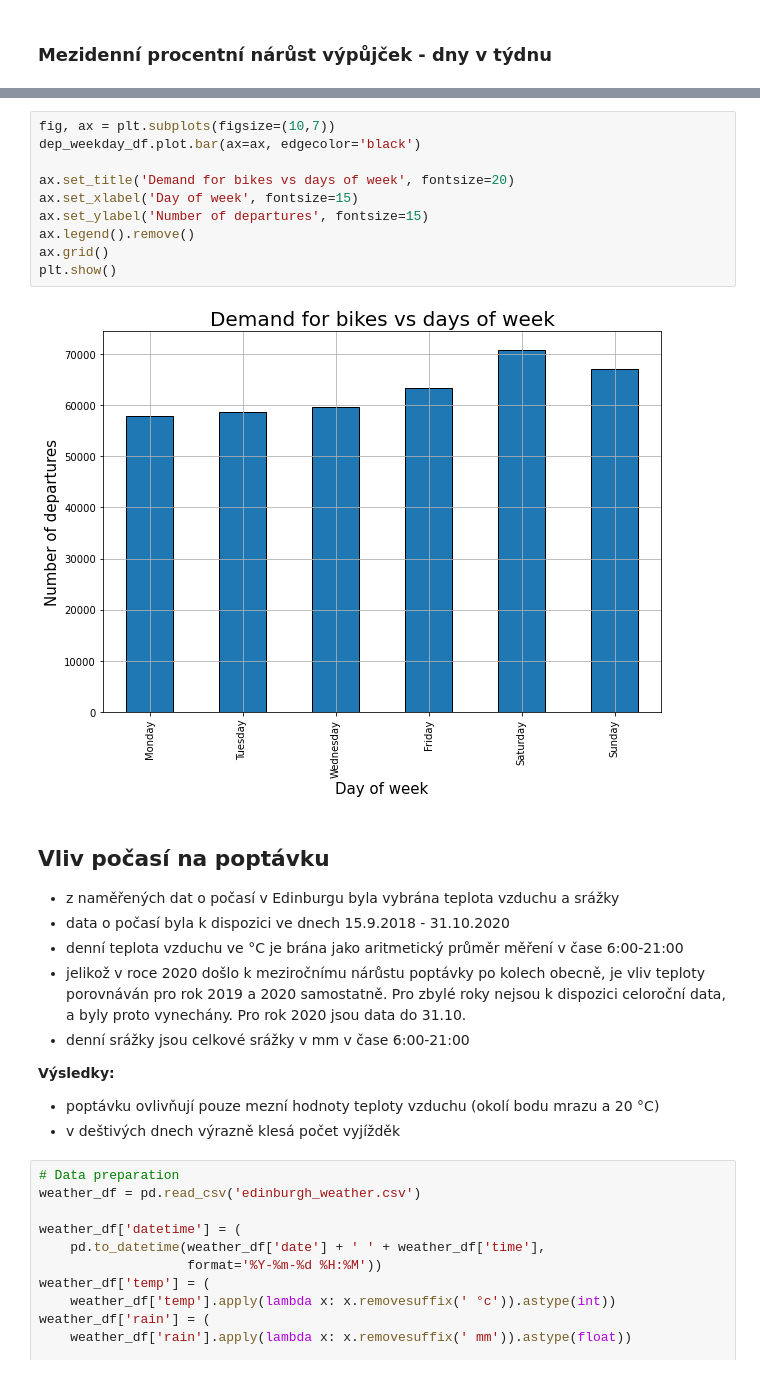
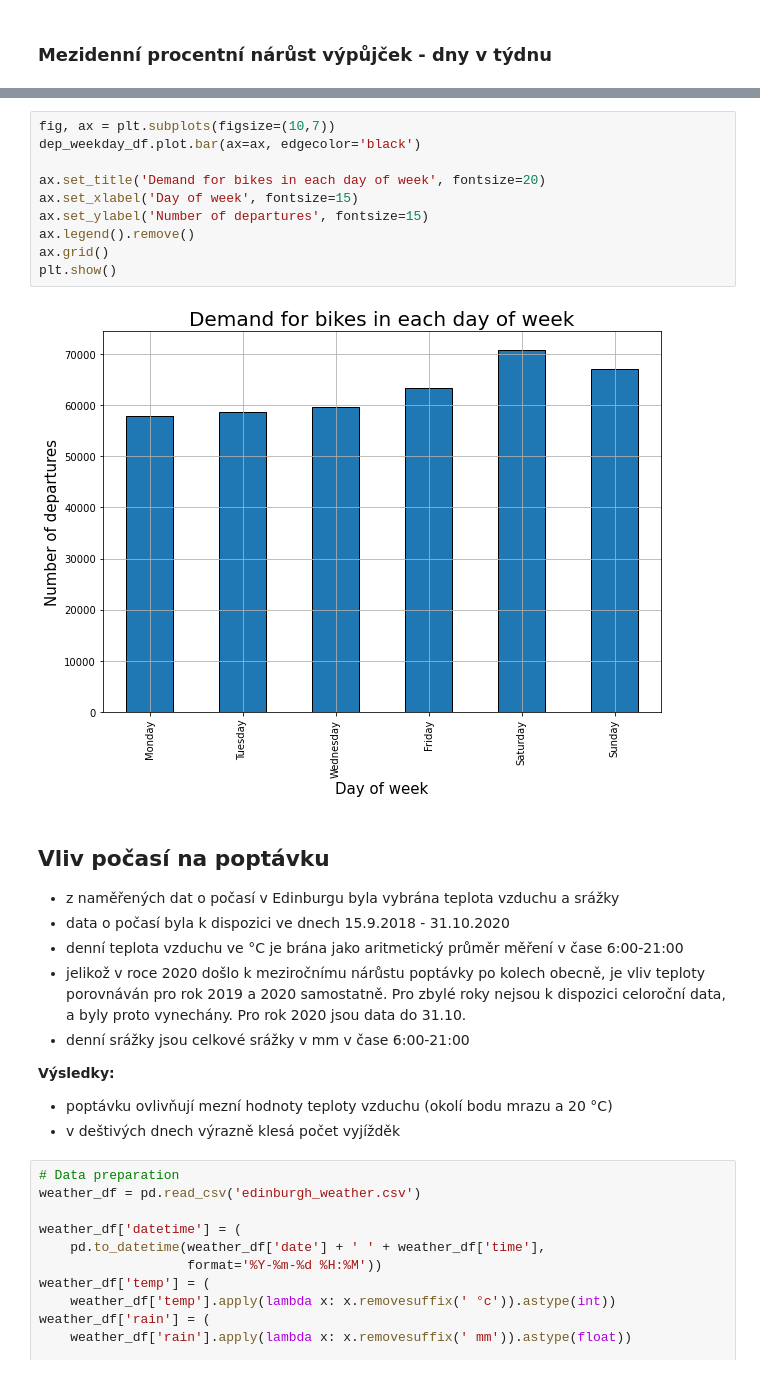
Before and after one commit to michalbk/Data_academy-Python_project, a Jupyter notebook: python_project.ipynb, the cells around one changed output, grey strips where cells are left out. Cells and saved outputs as stored; diff of their text form.

Commit message:
Bike in/decrements correction. Minor changes.

```diff
--- a/python_project.ipynb
+++ b/python_project.ipynb
@@ -364,15 +313,15 @@ round(dep_weekday_df.pct_change()*100, 1).T.rename(index={'count': '% increase'}
 # %%
 fig, ax = plt.subplots(figsize=(10,7))
 dep_weekday_df.plot.bar(ax=ax, edgecolor='black')
 
-ax.set_title('Demand for bikes vs days of week', fontsize=20)
+ax.set_title('Demand for bikes in each day of week', fontsize=20)
 ax.set_xlabel('Day of week', fontsize=15)
 ax.set_ylabel('Number of departures', fontsize=15)
 ax.legend().remove()
 ax.grid()
 plt.show()
 # %% [output]
-[figure, old version]
+[figure, new version]
 # %% [markdown]
 ## Vliv počasí na poptávku
 - z naměřených dat o počasí v Edinburgu byla vybrána teplota vzduchu a srážky
@@ -382,7 +331,7 @@ plt.show()
 - denní srážky jsou celkové srážky v mm v čase 6:00-21:00
 
 **Výsledky:**
-- poptávku ovlivňují pouze mezní hodnoty teploty vzduchu (okolí bodu mrazu a 20 °C)
+- poptávku ovlivňují mezní hodnoty teploty vzduchu (okolí bodu mrazu a 20 °C)
 - v deštivých dnech výrazně klesá počet vyjížděk
 # %%
 # Data preparation
```
Also changed, not shown: parts of 13 cells of this notebook.
